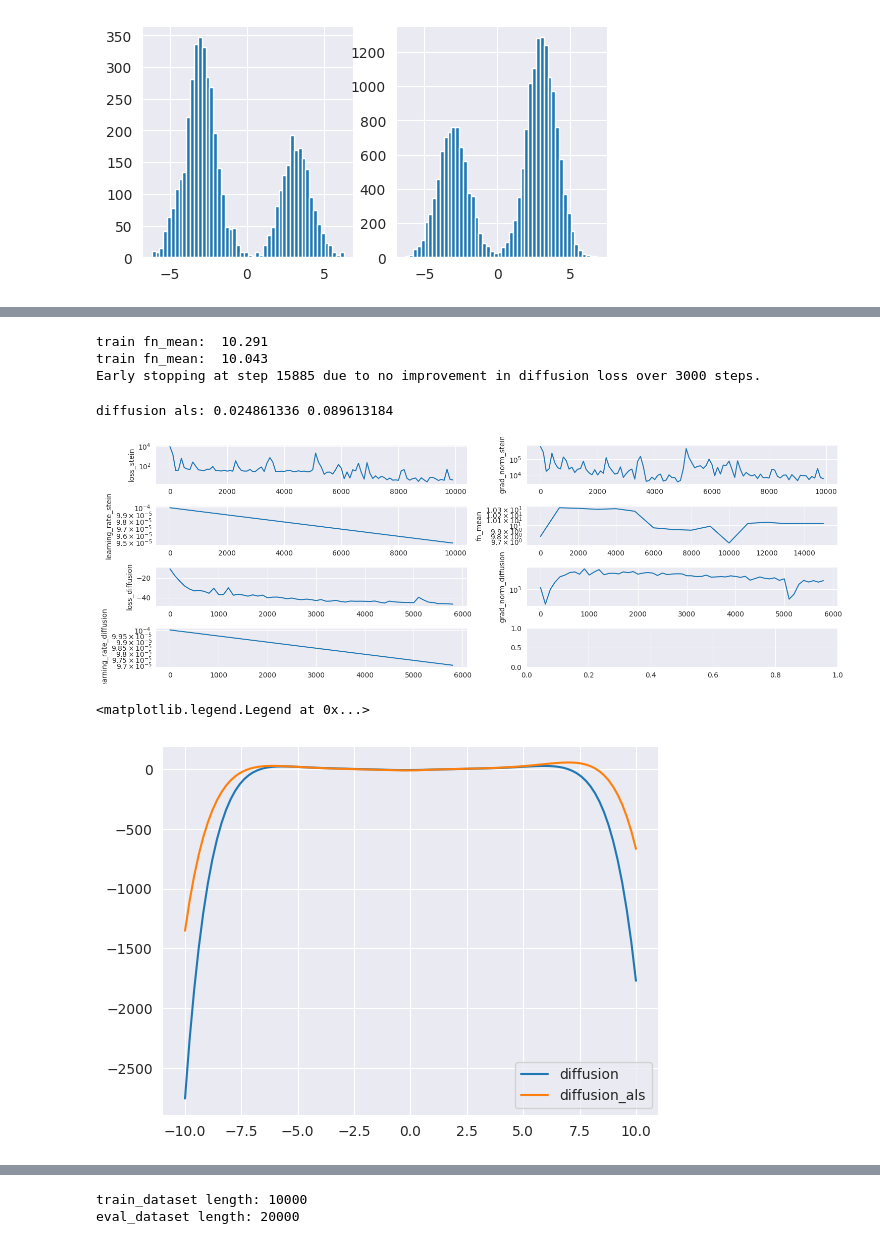
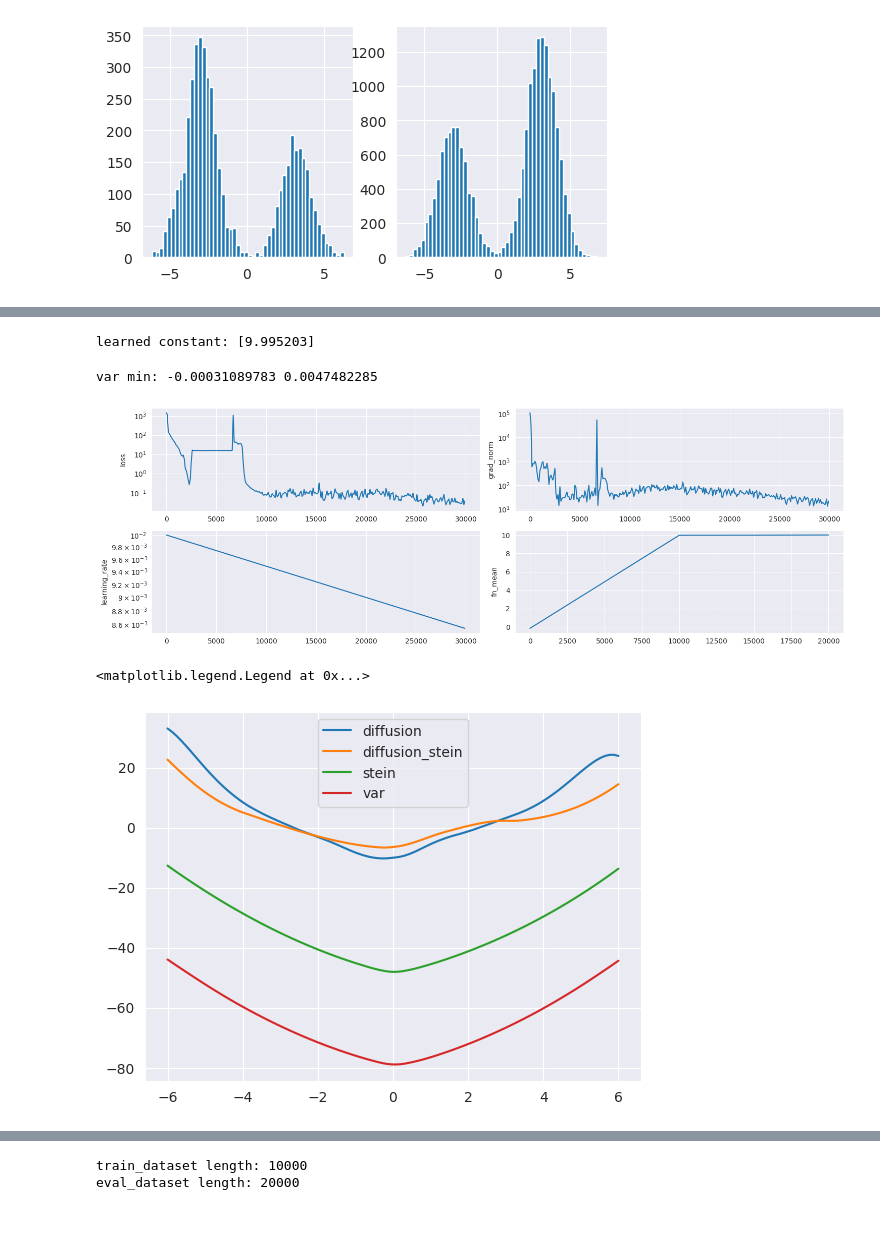
Before and after one commit to kkorolev1/mcmc-control-variates, a Jupyter notebook: diffcv.ipynb, the cells around one changed output, grey strips where cells are left out. Saved outputs shown, nothing was run; the diff lists cells and outputs as text; code cells hidden in the pictures.

```diff
--- a/diffcv.ipynb
+++ b/diffcv.ipynb
@@ -39,13 +39,13 @@ from diffcv.mcmc.estimator import Estimator
 
 sns.set_style("darkgrid")
 # %%
-DIST_DIM = 1 # Dimension of a Gaussian
+DIST_DIM = 20 # Dimension of a Gaussian
 
 SAMPLER_N_SAMPLES = 1000 # Number of samples in one chain
 SAMPLER_N_BURNIN = 1000 # Number of samples to ignore in one chain
 
-N_CHAINS = 10 # Number of parallel chains for MCMC estimates
-MCMC_N_ESTIMATES = 100 # Number of MCMC estimates to calculate CI
+N_CHAINS = 5 # Number of parallel chains for MCMC estimates
+MCMC_N_ESTIMATES = 1000 # Number of MCMC estimates to calculate CI
 
 BATCH_SIZE = 256 # Batch size for CV training
 TRAIN_SIZE = 5 * SAMPLER_N_SAMPLES
@@ -53,7 +53,7 @@ EVAL_SIZE = 20 * SAMPLER_N_SAMPLES
 # %%
 rng = jax.random.PRNGKey(50)
 
-a = 3
+a = 5
 dist = GaussianMixture(
     means=jnp.stack([-a * jnp.ones((DIST_DIM), dtype=float), a * jnp.ones((DIST_DIM), dtype=float)], axis=0),
     covs=jnp.stack([jnp.ones((DIST_DIM), dtype=float), jnp.ones((DIST_DIM), dtype=float)], axis=0)
@@ -71,12 +71,12 @@ sampler = MALASampler(
     log_prob=log_prob,
     dim=DIST_DIM,
     n_samples=SAMPLER_N_SAMPLES,
-    gamma=7e-2,
+    gamma=8e-2,
     burnin_steps=SAMPLER_N_BURNIN,
-    init_std=3.0
+    init_std=30.0
 )
 rng, key = jax.random.split(rng)
-samples = sampler(key, n_chains=N_CHAINS).reshape(-1, DIST_DIM)
+samples = sampler(key, n_chains=1000).reshape(-1, DIST_DIM)
 
 plt.hist(samples[:, 0], bins=50)
 plt.show()
@@ -279,0 +369,8 @@ plt.plot(x, jax.vmap(model_diffusion)(x.reshape(-1, DIST_DIM)))
+# %%
+x = jnp.linspace(-6., 6., 100)
+rhs = lambda x: x ** 2 - 1 - a ** 2
+plt.plot(x, rhs(x.reshape(-1, DIST_DIM)))
+plt.plot(x, -jax.vmap(generator_diffusion)(x.reshape(-1, DIST_DIM)))
+plt.plot(x, -jax.vmap(generator_diffusion_als)(x.reshape(-1, DIST_DIM)))
+plt.plot(x, -jax.vmap(generator_diff)(x.reshape(-1, DIST_DIM)))
+plt.legend(["rhs", "diffusion", "diffusion_als", "stein"])
@@ -280,42 +380,46 @@ plt.plot(x, jax.vmap(model_diffusion)(x.reshape(-1, DIST_DIM)))
 # %%
 logger = Logger()
 
 rng, key = jax.random.split(rng)
-model_diffusion_als = train_als_model(
+model_var = train_model(
     key=key,
     dist_dim=DIST_DIM,
     fn=fn,
     grad_log_prob=grad_log_prob,
     train_dataloader=train_dataloader,
     eval_dataloader=eval_dataloader,
-    lr=1e-4,
+    lr=1e-2,
+    loss_fn="var",
+    optim="adam",
     n_steps=30_000,
-    switch_steps=5_000,
-    patience=3_000,
-    eval_every_n_steps=1_000,
+    fn_mean=None,
+    patience=10_000,
     logger=logger
 )
 
+print(f"learned constant: {model_var.c}")
+model_var = model_var.model
+
 plot_log_results(logger)
 
-generator = ScalarGenerator(grad_log_prob, model_diffusion_als)
-fn_with_cv = lambda x: fn(x) + generator(x)
+generator_var = ScalarGenerator(grad_log_prob, model_var)
+fn_with_cv = lambda x: fn(x) + generator_var(x)
 
 rng, key = jax.random.split(rng)
 diffusion_estimates = Estimator(fn_with_cv, sampler)(key, n_chains=N_CHAINS, n_estimates=MCMC_N_ESTIMATES)
 
-print("diffusion als:", Estimator.bias(true_pi, diffusion_estimates), Estimator.std(diffusion_estimates))
+print("var min:", Estimator.bias(true_pi, diffusion_estimates), Estimator.std(diffusion_estimates))
 # %% [output]
-train fn_mean:  10.291
-train fn_mean:  10.043
-Early stopping at step 15885 due to no improvement in diffusion loss over 3000 steps.
+learned constant: [9.995203]
-diffusion als: 0.024861336 0.089613184
+var min: -0.00031089783 0.0047482285
-[figure, old version]
+[figure, new version]
 # %%
-x = jnp.linspace(-10., 10., 100)
+x = jnp.linspace(-6., 6., 100)
 plt.plot(x, jax.vmap(model_diffusion)(x.reshape(-1, DIST_DIM)))
 plt.plot(x, jax.vmap(model_diffusion_als)(x.reshape(-1, DIST_DIM)))
-plt.legend(["diffusion", "diffusion_als"])
+plt.plot(x, jax.vmap(model_diff)(x.reshape(-1, DIST_DIM)))
+plt.plot(x, jax.vmap(model_var)(x.reshape(-1, DIST_DIM)))
+plt.legend(["diffusion", "diffusion_stein", "stein", "var"])
 # %% [output]
 <matplotlib.legend.Legend at 0x...>
-[figure, old version]
+[figure, new version]
```
Also changed, not shown: parts of 12 cells of this notebook.
